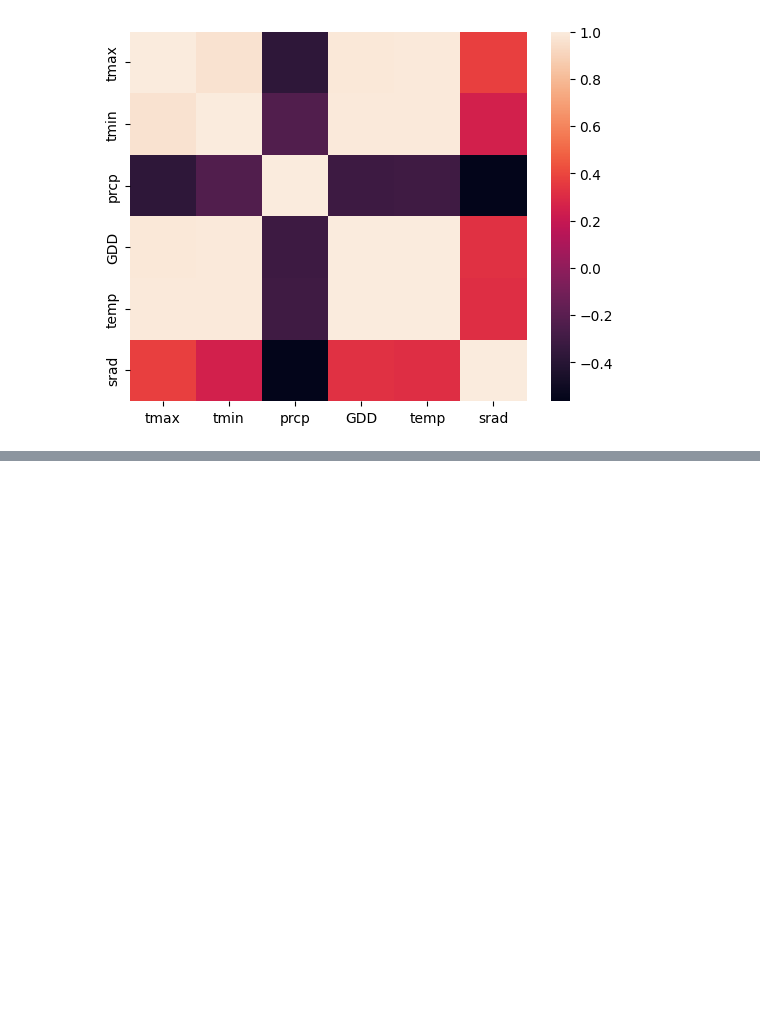
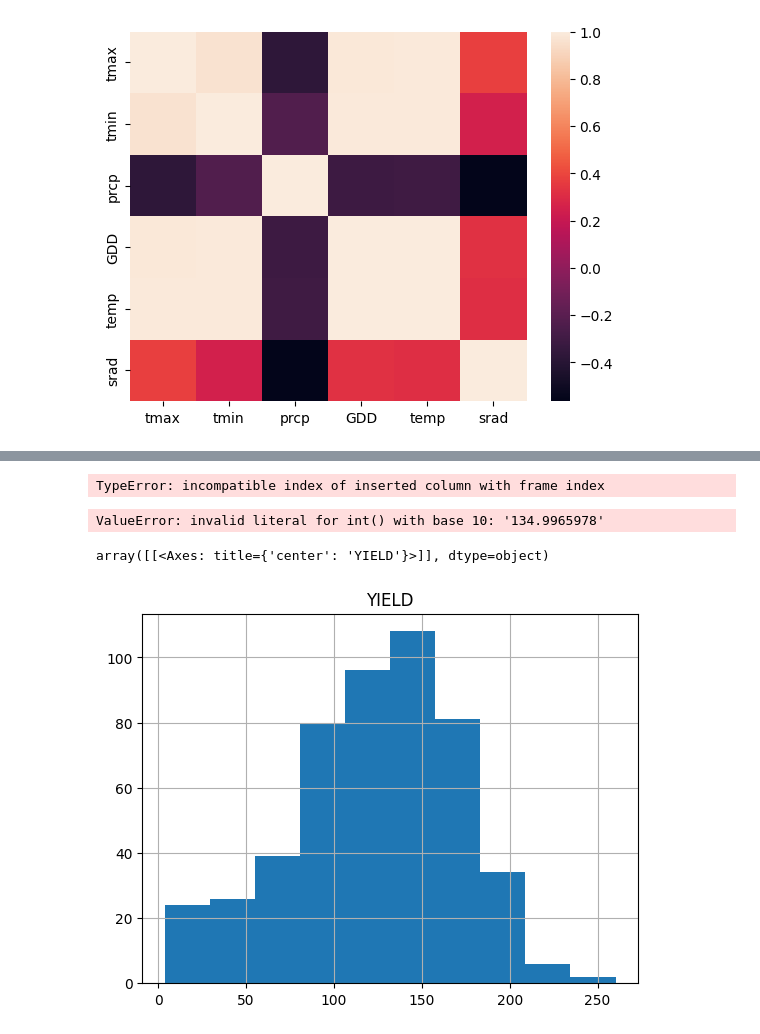
Before and after one commit to Mujjabi/Participatory-Breeding-and-Machine-Learning, a Jupyter notebook: Analysis_Python/Correlations.ipynb, the cells around one changed output, grey strips where cells are left out. Cells and saved outputs as stored; diff of their text form; code cells hidden in the pictures; blank space fills up the shorter version.

```diff
--- a/Analysis_Python/Correlations.ipynb
+++ b/Analysis_Python/Correlations.ipynb
@@ -75,0 +107,3 @@ sns.heatmap(cormat)
+# %%
+OREI = pd.read_csv("ALL.csv", encoding='windows-1252')
+print(OREI)
@@ -75,0 +176,17 @@ sns.heatmap(cormat)
+# %%
+OREI['YIELD'] = OREI.groupby('ENV')['YIELD'].apply(
+    lambda x: x.fillna(x.mean()))
+# %% [output]
+TypeError: incompatible index of inserted column with frame index
+# %%
+OREI['YIELD'] = OREI['YIELD'].astype(int)
+OREI['PHT'] = OREI['PHT'].astype(str)
+OREI['PRO'] = OREI['STA'].astype(str)
+OREI['OIL'] = OREI['OIL'].astype(str)
+# %% [output]
+ValueError: invalid literal for int() with base 10: '134.9965978'
+# %%
+OREI.hist(column='YIELD')
+# %% [output]
+array([[<Axes: title={'center': 'YIELD'}>]], dtype=object)
+[figure, added]
```
Also changed, not shown: parts of 13 cells of this notebook, 3 other files.
